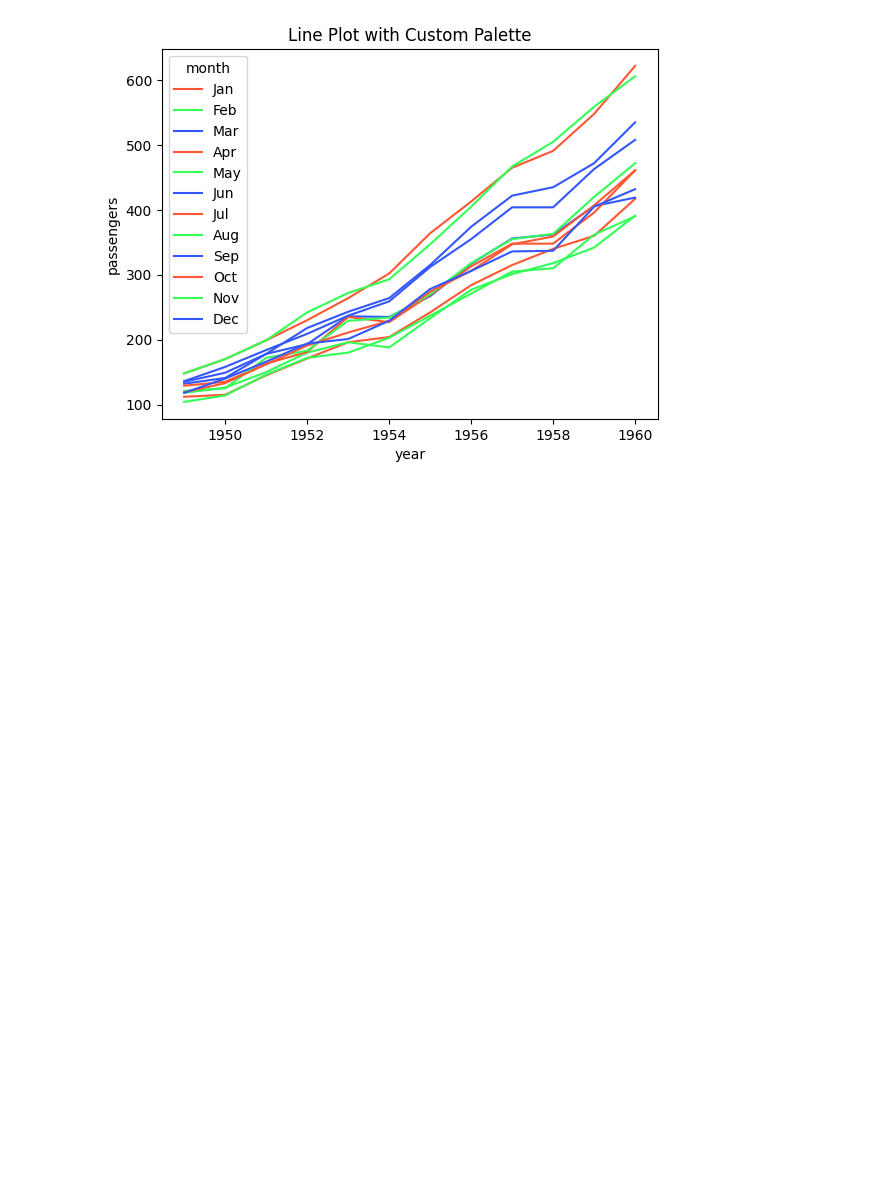
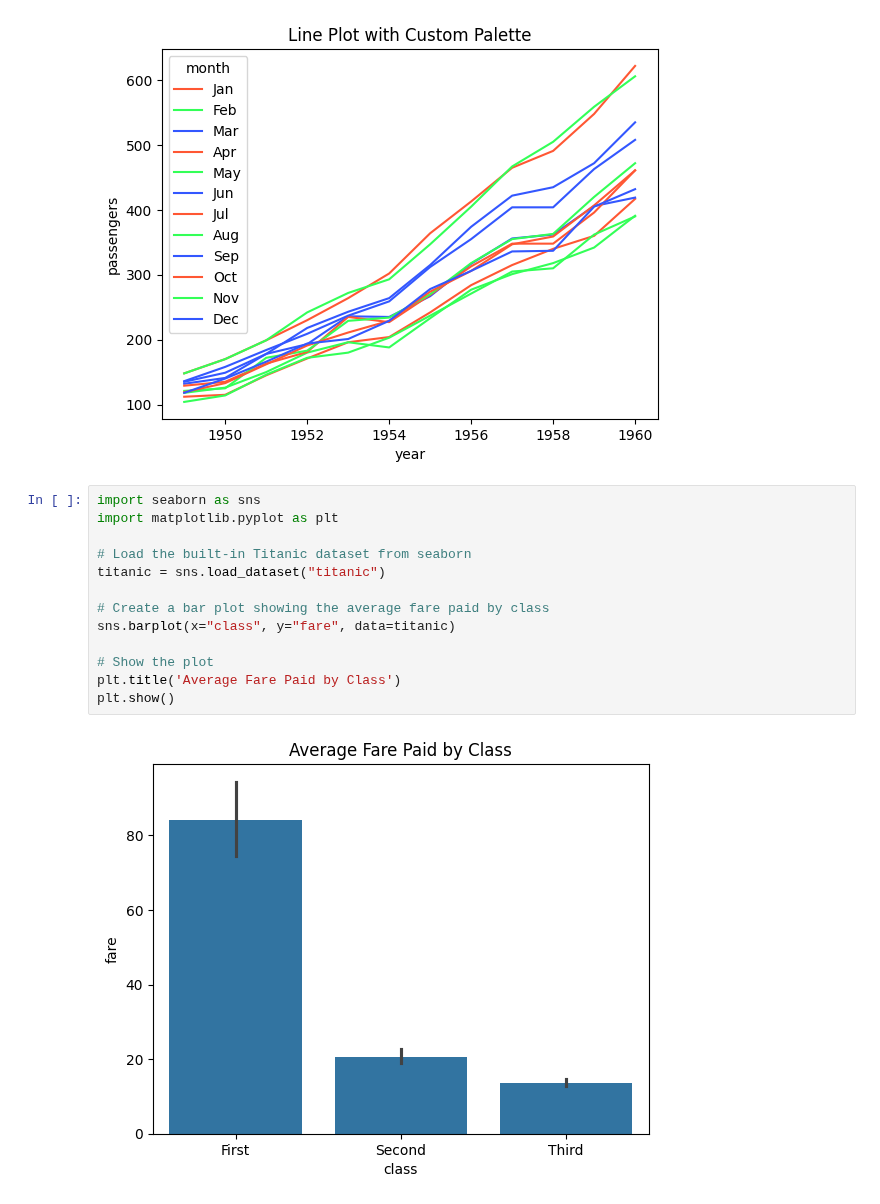
Before and after one commit to pacificDeveloperPrakhar/Pyhton_RealLifeData_Analysis_Practice, a Jupyter notebook: visualization_using_seaborn.ipynb, the cells around one changed output. Saved outputs shown, nothing was run; the diff lists cells and outputs as text; blank space fills up the shorter version.

```diff
--- a/visualization_using_seaborn.ipynb
+++ b/visualization_using_seaborn.ipynb
@@ -162,3 +162,18 @@ plt.show()
 The palette list has fewer values (3) than needed (12) and will cycle, which may produce an uninterpretable plot.
   sns.lineplot(data=flights, x="year", y="passengers", hue="month", palette=custom_palette)
 [figure]
+# %%
+import seaborn as sns
+import matplotlib.pyplot as plt
+
+# Load the built-in Titanic dataset from seaborn
+titanic = sns.load_dataset("titanic")
+
+# Create a bar plot showing the average fare paid by class
+sns.barplot(x="class", y="fare", data=titanic)
+
+# Show the plot
+plt.title('Average Fare Paid by Class')
+plt.show()
+# %% [output]
+[figure, added]
```
Also changed, not shown: parts of 1 cell of this notebook, 3 other files.
